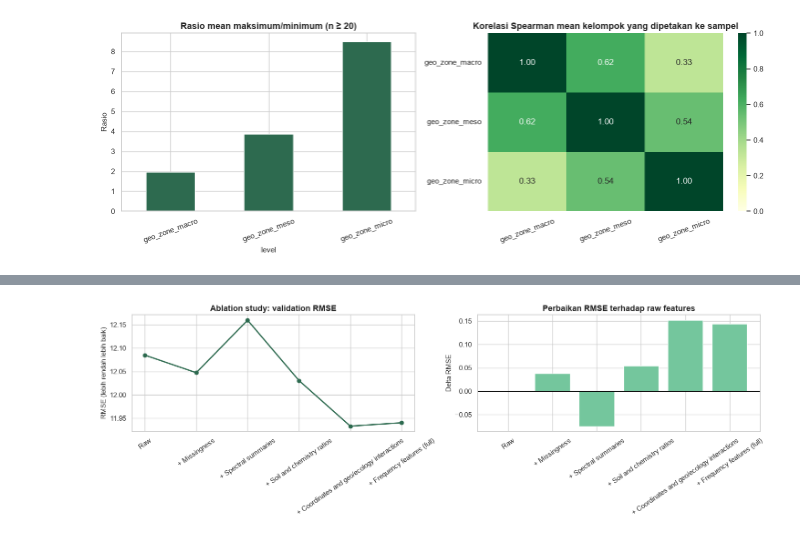
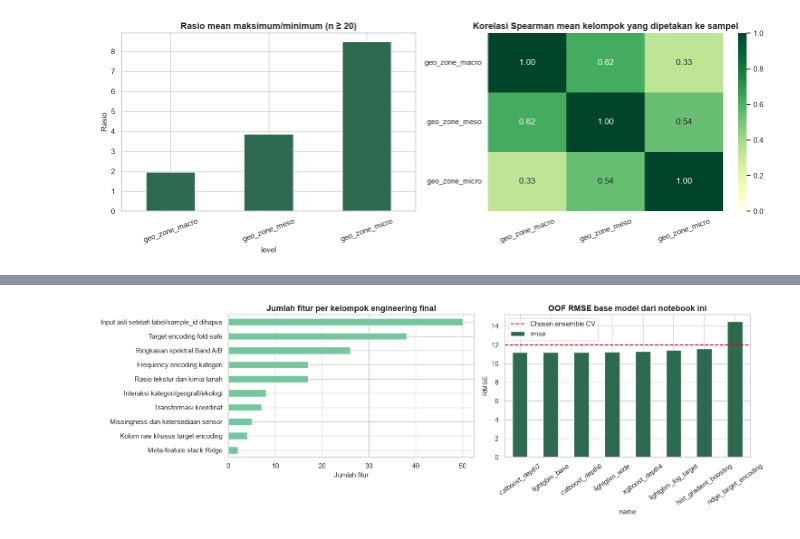
Before and after one commit to AliNicholas/compfest-tikum, a Jupyter notebook: research_questions.ipynb, the cells around one changed output, grey strips where cells are left out. Drawn from its saved outputs; the diff is of its cells as text; code cells hidden in the pictures.

```diff
--- a/research_questions.ipynb
+++ b/research_questions.ipynb
@@ -5,5 +5,6 @@
 # %%
 import os
+import gc
 import time
 import warnings
 from itertools import combinations
@@ -17,23 +18,24 @@ import pandas as pd
 import matplotlib.pyplot as plt
 import seaborn as sns
 
-from IPython.display import Markdown, display
+from catboost import CatBoostRegressor
 from scipy import stats
-from sklearn.cross_decomposition import PLSRegression
-from sklearn.dummy import DummyRegressor
+from scipy.optimize import minimize
+from sklearn.ensemble import HistGradientBoostingRegressor
 from sklearn.impute import SimpleImputer
 from sklearn.linear_model import LinearRegression, Ridge
 from sklearn.metrics import (
     mean_absolute_error,
+    mean_squared_error,
     mean_squared_log_error,
     median_absolute_error,
     r2_score,
     root_mean_squared_error,
 )
-from sklearn.model_selection import GroupKFold, StratifiedKFold, train_test_split
-from sklearn.pipeline import Pipeline
+from sklearn.model_selection import GroupKFold, StratifiedKFold
 from sklearn.preprocessing import StandardScaler
-from catboost import CatBoostRegressor
+import lightgbm as lgb
+import xgboost as xgb
 
 RANDOM_STATE = 42
 TARGET = "property_organic_content"
@@ -60,10 +62,14 @@ plt.rcParams.update({
 })
 
 train = pd.read_csv(DATA_DIR / "train.csv")
+test = pd.read_csv(DATA_DIR / "test.csv")
 y = train[TARGET].copy()
+y_values = y.to_numpy()
+groups = train["source_id"].to_numpy()
 
 assert TARGET in train.columns
 assert train["sample_id"].is_unique
+assert test["sample_id"].is_unique
 print(f"Train shape: {train.shape}")
 print(f"Target mean: {y.mean():.4f} | median: {y.median():.4f} | skewness: {y.skew():.4f}")
 # %% [output]
@@ -1552,21 +1981,20 @@ Ablation full selesai.
 # %%
 _, axes = plt.subplots(1, 2, figsize=(15, 5))
-axes[0].plot(
-    ablation["label"], ablation["RMSE"], marker="o", color=GREEN, lw=2
-)
-axes[0].set_title("Ablation study: validation RMSE")
-axes[0].set_ylabel("RMSE (lebih rendah lebih baik)")
-axes[0].tick_params(axis="x", rotation=35)
 
-axes[1].bar(
-    ablation["label"], ablation["RMSE_improvement_vs_raw"],
-    color=LIGHT_GREEN
-)
-axes[1].axhline(0, color="black", lw=1)
-axes[1].set_title("Perbaikan RMSE terhadap raw features")
-axes[1].set_ylabel("Delta RMSE")
+feature_plot = feature_inventory.set_index("kelompok_fitur")["jumlah"].sort_values()
+feature_plot.plot(kind="barh", color=LIGHT_GREEN, ax=axes[0])
+axes[0].set_title("Jumlah fitur per kelompok engineering final")
+axes[0].set_xlabel("Jumlah fitur")
+axes[0].set_ylabel("")
+
+base_model_metrics["rmse"].sort_values().plot(kind="bar", color=GREEN, ax=axes[1])
+axes[1].axhline(chosen_cv_rmse, color=RED, linestyle="--", lw=1.5, label="Chosen ensemble CV")
+axes[1].set_title("OOF RMSE base model dari notebook ini")
+axes[1].set_ylabel("RMSE")
 axes[1].tick_params(axis="x", rotation=35)
+axes[1].legend()
+
 plt.tight_layout()
 plt.show()
 # %% [output]
-[figure, old version]
+[figure, new version]
```
Also changed, not shown: parts of 53 cells of this notebook, 2 other files.
